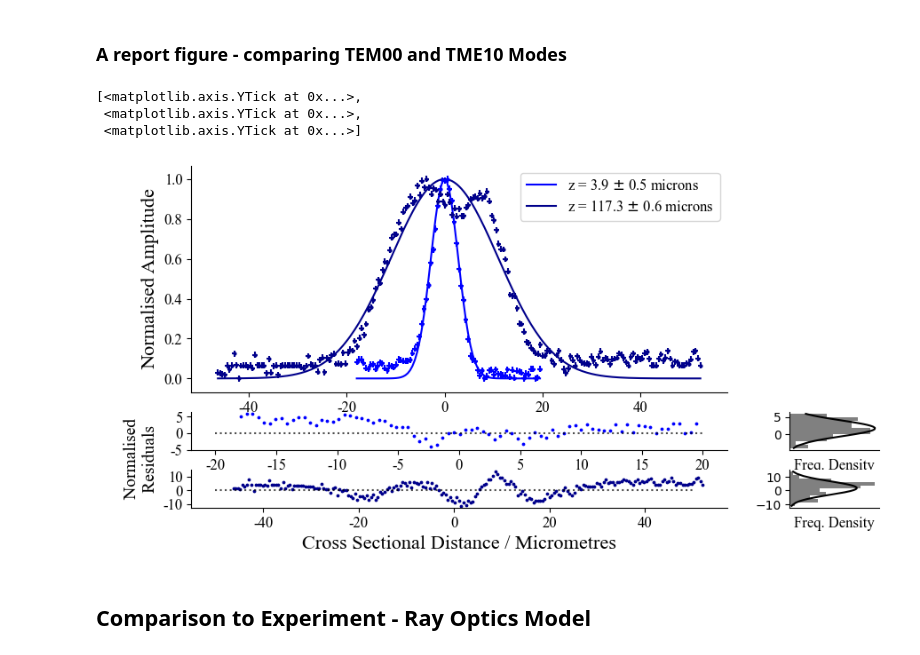
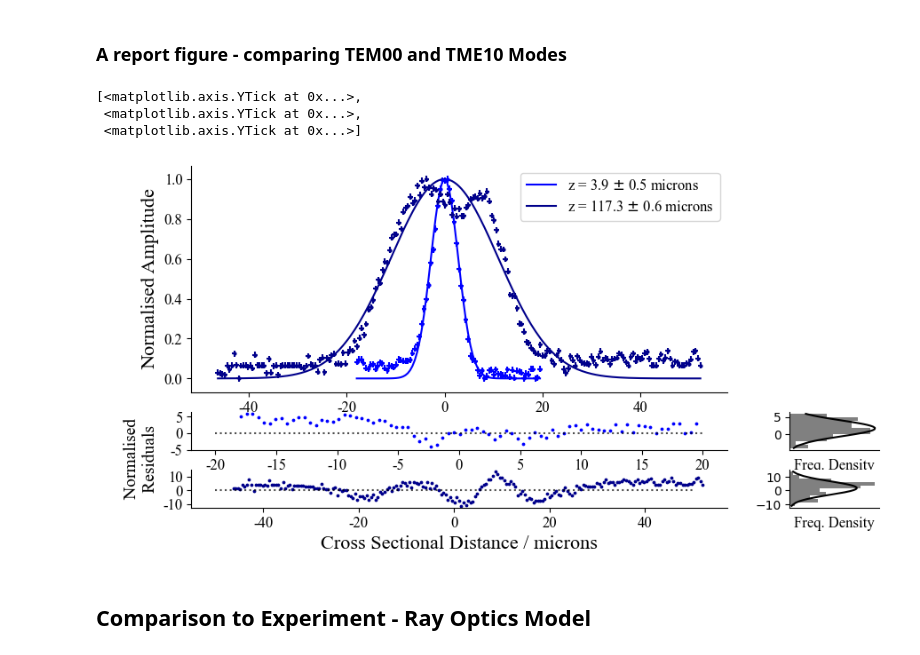
Before and after one commit to akay8/Level4Project, a Jupyter notebook: Cleaved_Fibre.ipynb, the cells around one changed output. Drawn from its saved outputs; the diff is of its cells as text; code cells hidden in the pictures.

Commit message:
making sure units consistent on graph

```diff
--- a/Cleaved_Fibre.ipynb
+++ b/Cleaved_Fibre.ipynb
@@ -287,7 +287,7 @@ ax1.errorbar(all_distances[ind] - params_[ind,1],all_amps[ind], xerr=all_distanc
 ax1.plot(all_distances[ind] - params_[ind,1], Gauss(all_distances[ind], *params_[ind,:]), color = 'blue', label = 'z = {} $\pm$ {} microns'.format(np.round_(first_z, decimals = 1), np.round_(first_z_err, decimals = 1)))
 ax1.errorbar(all_distances[ind2] - params_[ind2,1],all_amps[ind2], xerr=all_distances_errors[ind2],yerr=all_amps_errors[ind2], linestyle = '', marker = 'o', ms = 2, color = 'darkblue')
 ax1.plot(all_distances[ind2] - params_[ind2,1], Gauss(all_distances[ind2], *params_[ind2,:]), color = 'darkblue', label = 'z = {} $\pm$ {} microns'.format(np.round_(last_z, decimals = 1), np.round_(last_z_err, decimals = 1)))
-ax3.set_xlabel('Cross Sectional Distance / Micrometres', font = 'Times New Roman', fontsize = 16)
+ax3.set_xlabel('Cross Sectional Distance / microns', font = 'Times New Roman', fontsize = 16)
 ax1.set_ylabel('Normalised Amplitude', font = 'Times New Roman', fontsize = 16)
 ax1.legend(prop = font)
 
@@ -298,34 +298,34 @@ ax2.errorbar([-20,20], [0,0], color = 'black', alpha = 0.7, linestyle = 'dotted'
 ax3.errorbar([-50,50], [0,0], color = 'black', alpha = 0.7, linestyle = 'dotted')
 ax3.set_ylabel('\n               Normalised \n               Residuals ', font = 'Times New Roman', fontsize = 14)
 
 # Histograms
 first_mean, first_stderr, first_sorted_res, first_dist = histogram_plot(first_res)
 ax5.plot(first_dist, first_sorted_res, color = 'black')
 ax5.hist(first_sorted_res, density = True, orientation = 'horizontal', color = 'grey')
 last_mean, last_stderr, last_sorted_res, last_dist = histogram_plot(last_res)
 ax6.plot(last_dist, last_sorted_res, color = 'black')
 ax6.hist(last_sorted_res, density = True, orientation = 'horizontal', color = 'grey')
 ax5.set_xlabel('Freq. Density', font = 'Times New Roman', fontsize = 12)
 ax6.set_xlabel('Freq. Density', font = 'Times New Roman', fontsize = 12)
 
 
 #Get Rid of Ticks
 ax5.set_xticks(ticks = [], labels = [], fontfamily = 'Times New Roman', fontsize = 10)
 ax6.set_xticks(ticks = [], labels = [], fontfamily = 'Times New Roman', fontsize = 10)
 
 # Make visible ticks times new roman
 ax1.set_xticks(ticks = [-40,-20,0,20,40], labels = [-40,-20,0,20,40], fontfamily = 'Times New Roman', fontsize = 12)
 ax3.set_xticks(ticks = [-40,-20,0,20,40], labels = [-40,-20,0,20,40], fontfamily = 'Times New Roman', fontsize = 12)
 ax2.set_xticks(ticks = np.arange(-20,24,5), labels = np.arange(-20,24,5), fontfamily = 'Times New Roman', fontsize = 12)
 
 ax1.set_yticks(ticks = np.arange(0,1.2,0.2), labels = np.round_(np.arange(0,1.1,0.2), decimals = 1), fontfamily = 'Times New Roman', fontsize = 12)
 ax2.set_yticks(ticks = np.arange(-5,6,5), labels = np.round_(np.arange(-5,6,5), decimals = 1), fontfamily = 'Times New Roman', fontsize = 12)
 ax3.set_yticks(ticks = np.arange(-10,11,10), labels = np.round_(np.arange(-10,11,10), decimals = 1), fontfamily = 'Times New Roman', fontsize = 12)
 # %% [output]
 [<matplotlib.axis.YTick at 0x...>,
  <matplotlib.axis.YTick at 0x...>,
  <matplotlib.axis.YTick at 0x...>]
-[figure, old version]
+[figure, new version]
 # %% [markdown]
 ## Comparison to Experiment - Ray Optics Model
 # %% [markdown]
```
